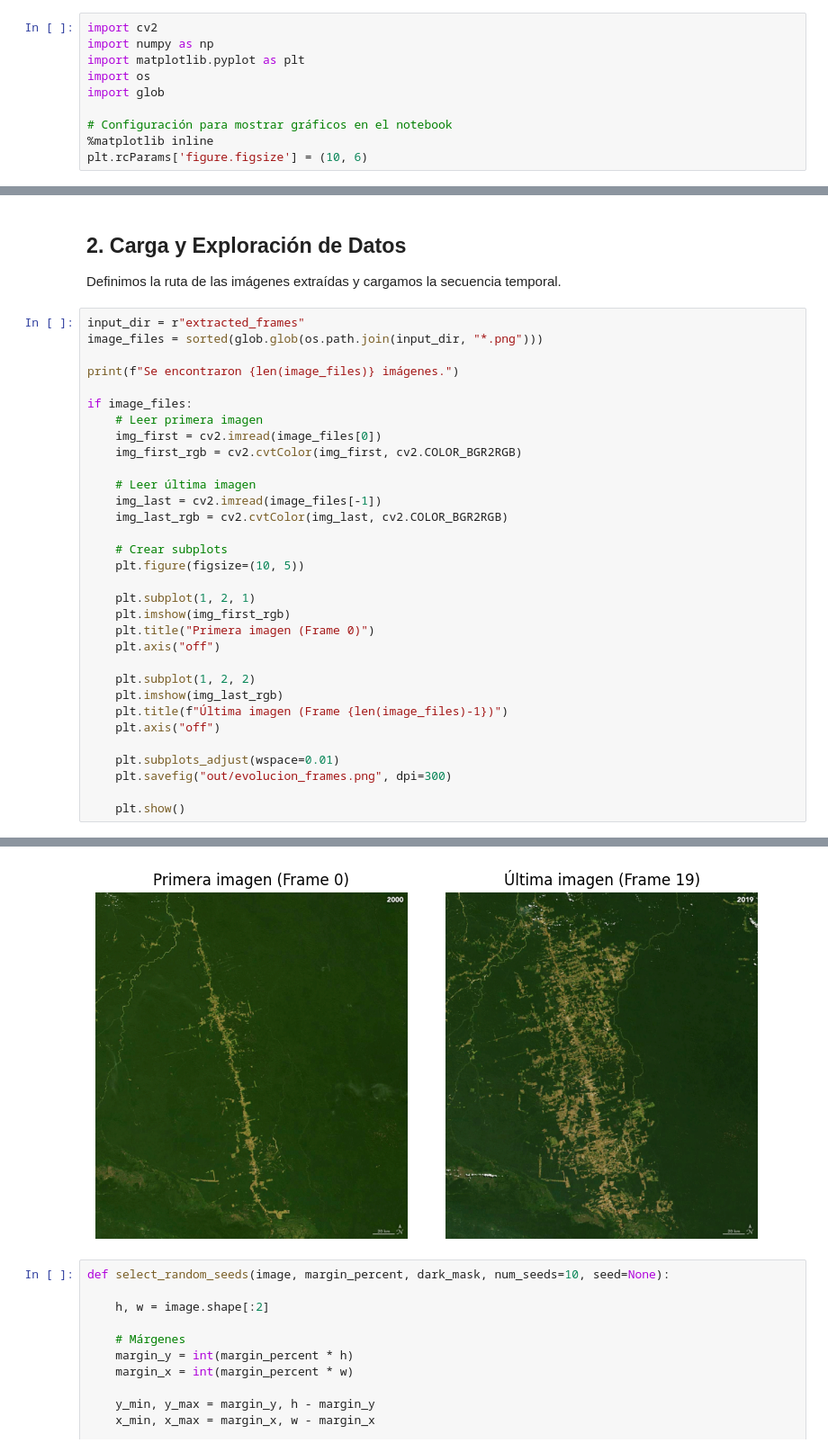
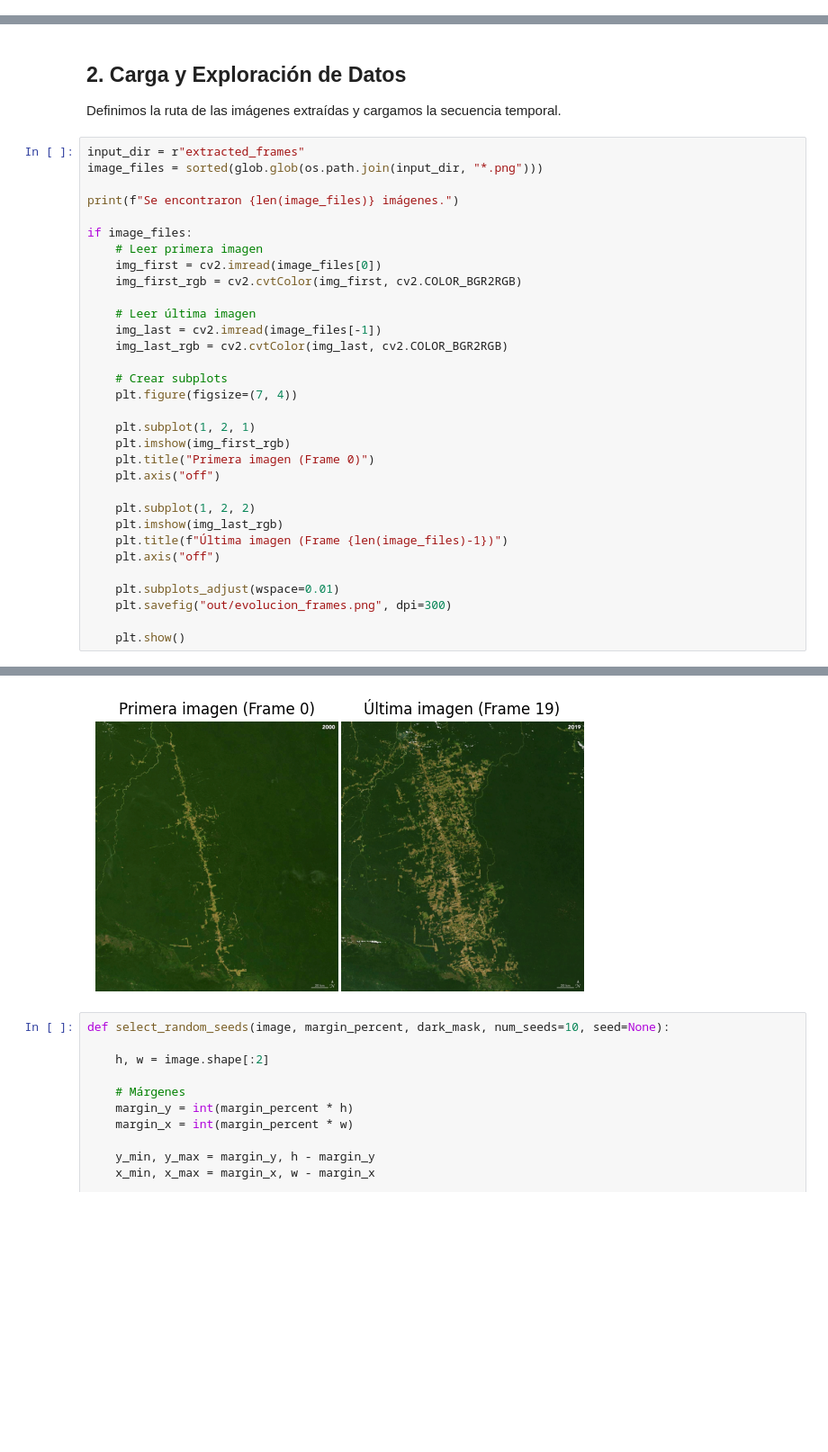
Before and after one commit to jucasamesa/deforestacion-segmentacion, a Jupyter notebook: solution.ipynb, the cells around one changed output, grey strips where cells are left out. Shown at 90% size. Drawn from its saved outputs; the diff is of its cells as text; blank space fills up the shorter version.

```diff
--- a/solution.ipynb
+++ b/solution.ipynb
@@ -4,13 +4,3 @@
 Este cuaderno contiene la implementación paso a paso para la detección y cuantificación de áreas deforestadas en imágenes satelitales del Bosque Nacional Jamanxim.
 # %% [markdown]
 ## 1. Configuración e Importación de Librerías
-# %%
-import cv2
-import numpy as np
-import matplotlib.pyplot as plt
-import os
-import glob
-
-# Configuración para mostrar gráficos en el notebook
-%matplotlib inline
-plt.rcParams['figure.figsize'] = (10, 6)
@@ -32,35 +30,35 @@ image_files = sorted(glob.glob(os.path.join(input_dir, "*.png")))
 
 print(f"Se encontraron {len(image_files)} imágenes.")
 
 if image_files:
     # Leer primera imagen
     img_first = cv2.imread(image_files[0])
     img_first_rgb = cv2.cvtColor(img_first, cv2.COLOR_BGR2RGB)
 
     # Leer última imagen
     img_last = cv2.imread(image_files[-1])
     img_last_rgb = cv2.cvtColor(img_last, cv2.COLOR_BGR2RGB)
 
     # Crear subplots
-    plt.figure(figsize=(10, 5))
+    plt.figure(figsize=(7, 4))
 
     plt.subplot(1, 2, 1)
     plt.imshow(img_first_rgb)
     plt.title("Primera imagen (Frame 0)")
     plt.axis("off")
 
     plt.subplot(1, 2, 2)
     plt.imshow(img_last_rgb)
     plt.title(f"Última imagen (Frame {len(image_files)-1})")
     plt.axis("off")
 
     plt.subplots_adjust(wspace=0.01)
     plt.savefig("out/evolucion_frames.png", dpi=300)
 
     plt.show()
 # %% [output]
 Se encontraron 20 imágenes.
-[figure, old version]
+[figure, new version]
 # %%
 def select_random_seeds(image, margin_percent, dark_mask, num_seeds=10, seed=None):
 
```
Also changed, not shown: parts of 24 cells of this notebook, 12 other files.
